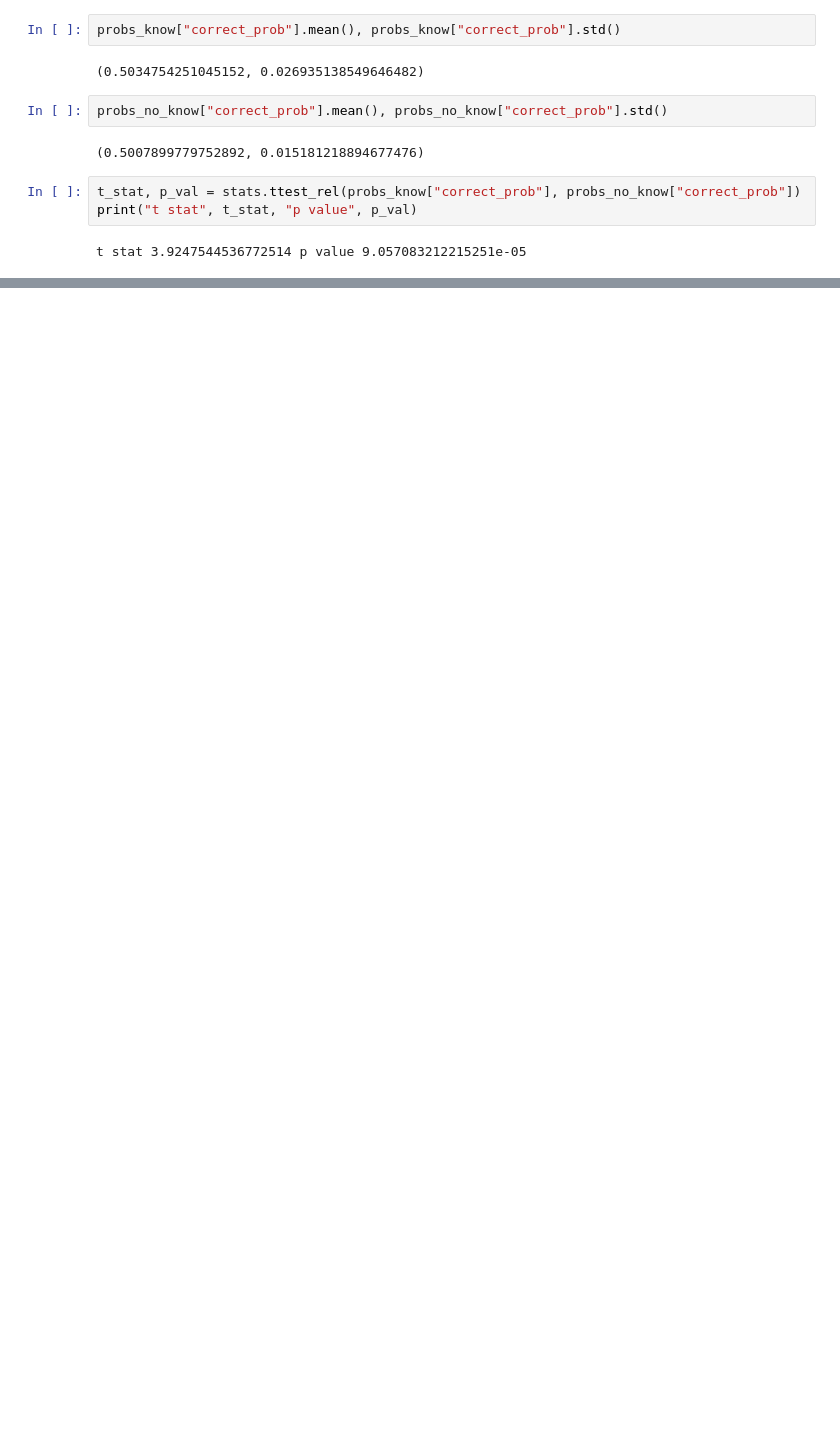
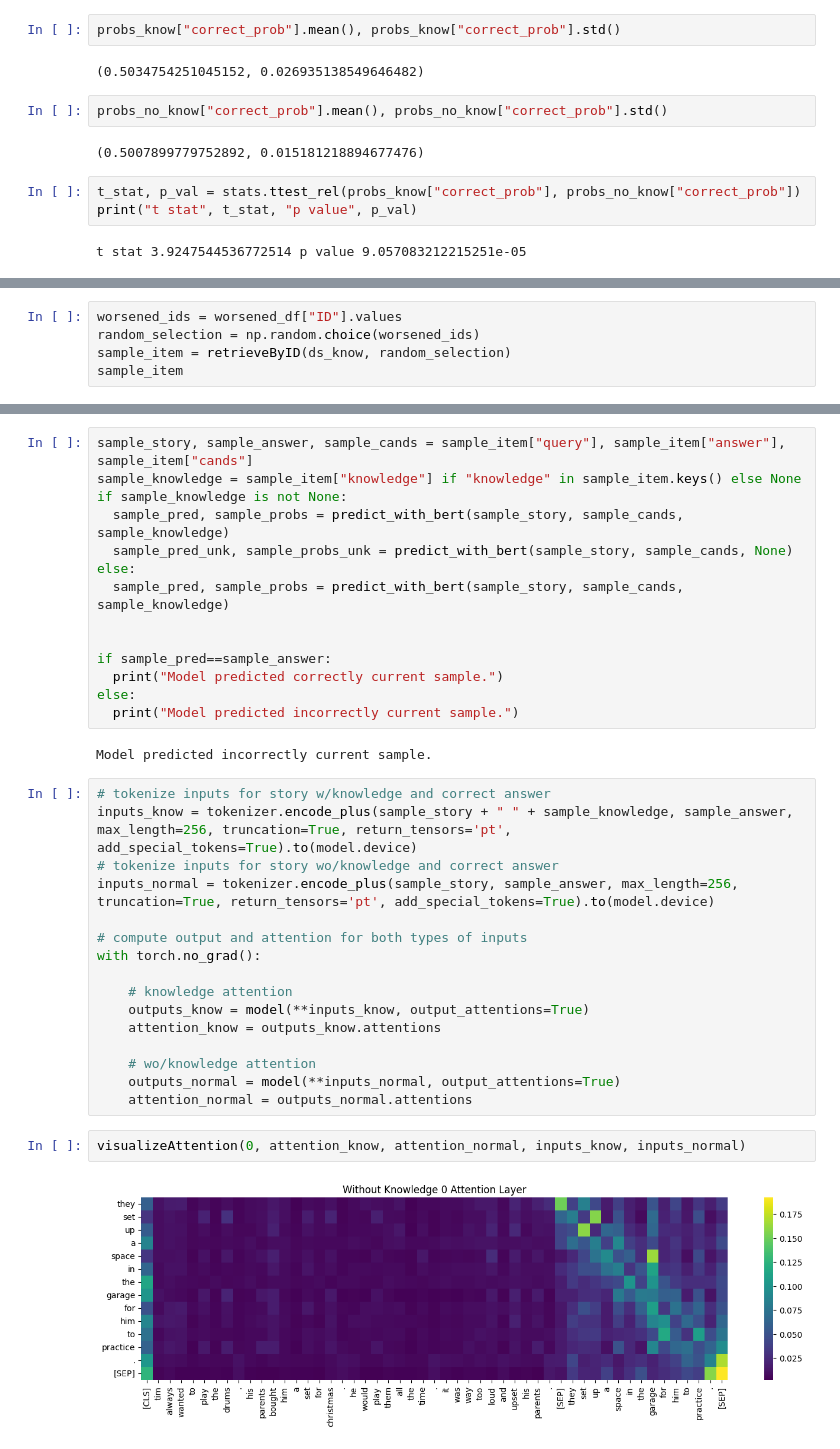
Before and after one commit to sveinerss/w266_project, a Jupyter notebook: knowledge_prompts/inference/Bert_Experiment.ipynb, the cells around one changed output, grey strips where cells are left out. Drawn from its saved outputs; the diff is of its cells as text; blank space fills up the shorter version.

```diff
--- a/knowledge_prompts/inference/Bert_Experiment.ipynb
+++ b/knowledge_prompts/inference/Bert_Experiment.ipynb
@@ -214,0 +390,5 @@ t stat 3.9247544536772514 p value 9.057083212215251e-05
+# %%
+worsened_ids = worsened_df["ID"].values
+random_selection = np.random.choice(worsened_ids)
+sample_item = retrieveByID(ds_know, random_selection)
+sample_item
@@ -214,0 +402,36 @@ t stat 3.9247544536772514 p value 9.057083212215251e-05
+# %%
+sample_story, sample_answer, sample_cands = sample_item["query"], sample_item["answer"], sample_item["cands"]
+sample_knowledge = sample_item["knowledge"] if "knowledge" in sample_item.keys() else None
+if sample_knowledge is not None:
+  sample_pred, sample_probs = predict_with_bert(sample_story, sample_cands, sample_knowledge)
+  sample_pred_unk, sample_probs_unk = predict_with_bert(sample_story, sample_cands, None)
+else:
+  sample_pred, sample_probs = predict_with_bert(sample_story, sample_cands, sample_knowledge)
+
+
+if sample_pred==sample_answer:
+  print("Model predicted correctly current sample.")
+else:
+  print("Model predicted incorrectly current sample.")
+# %% [output]
+Model predicted incorrectly current sample.
+# %%
+# tokenize inputs for story w/knowledge and correct answer
+inputs_know = tokenizer.encode_plus(sample_story + " " + sample_knowledge, sample_answer, max_length=256, truncation=True, return_tensors='pt', add_special_tokens=True).to(model.device)
+# tokenize inputs for story wo/knowledge and correct answer
+inputs_normal = tokenizer.encode_plus(sample_story, sample_answer, max_length=256, truncation=True, return_tensors='pt', add_special_tokens=True).to(model.device)
+
+# compute output and attention for both types of inputs
+with torch.no_grad():
+
+    # knowledge attention
+    outputs_know = model(**inputs_know, output_attentions=True)
+    attention_know = outputs_know.attentions
+
+    # wo/knowledge attention
+    outputs_normal = model(**inputs_normal, output_attentions=True)
+    attention_normal = outputs_normal.attentions
+# %%
+visualizeAttention(0, attention_know, attention_normal, inputs_know, inputs_normal)
+# %% [output]
+[figure, added]
```
Also changed, not shown: parts of 28 cells of this notebook.
